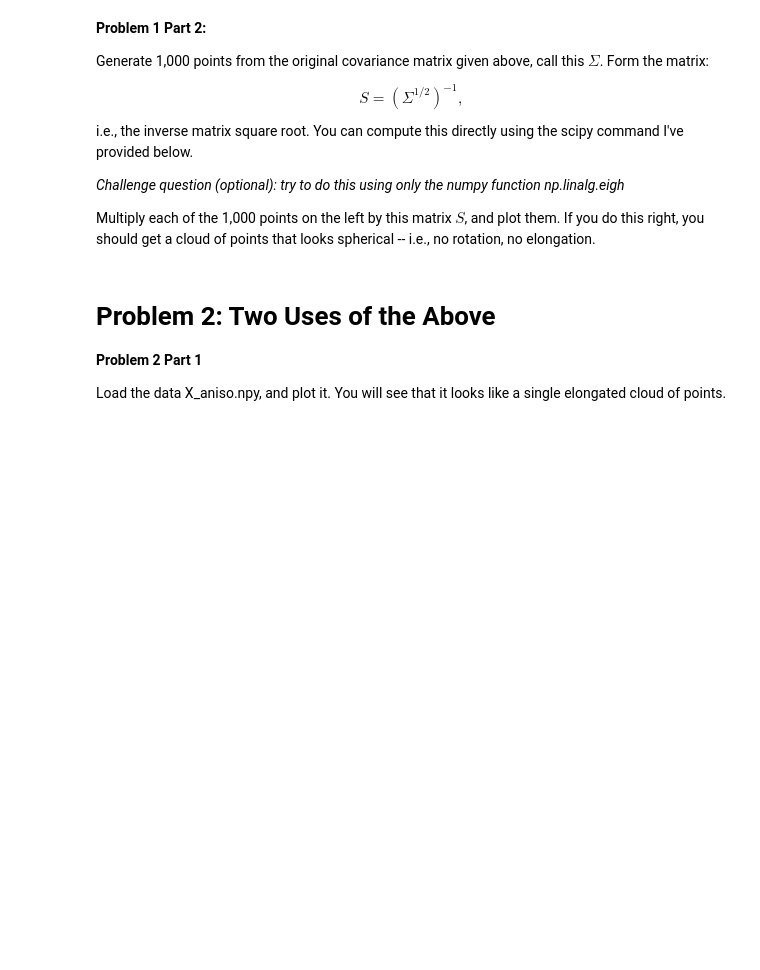
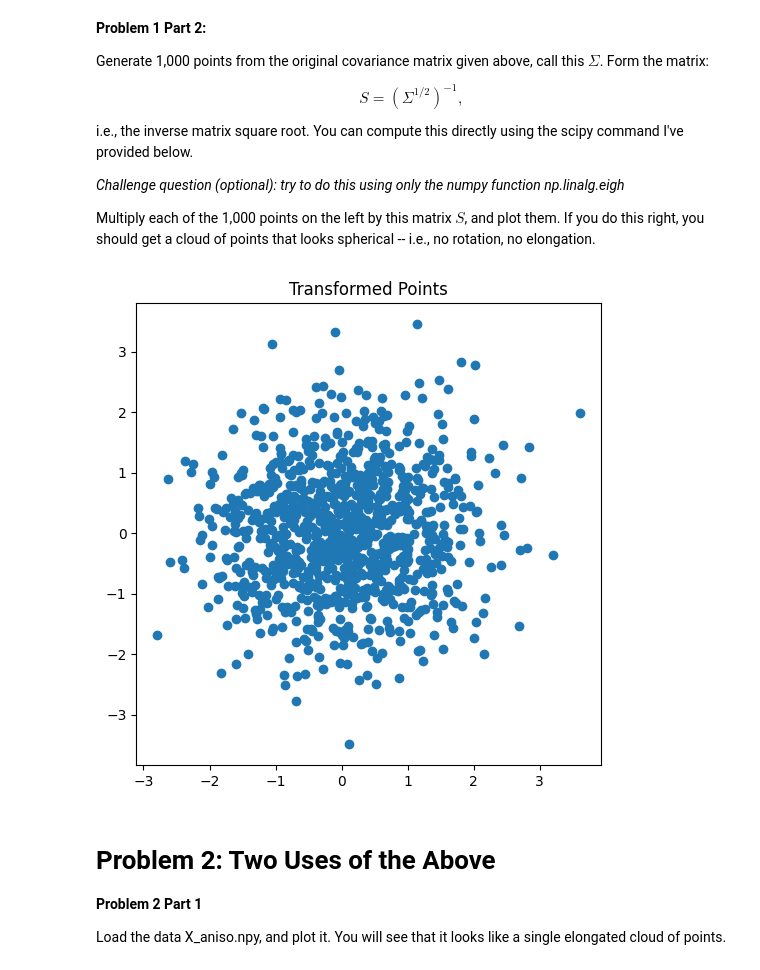
Before and after one commit to dgk453/DataScienceLab2, a Jupyter notebook: Data_Science_Lab_2.ipynb, the cells around one changed output. Drawn from its saved outputs; the diff is of its cells as text; code cells hidden in the pictures; blank space fills up the shorter version.

```diff
--- a/Data_Science_Lab_2.ipynb
+++ b/Data_Science_Lab_2.ipynb
@@ -115,3 +113,28 @@ S = sp.linalg.inv(sp.linalg.sqrtm(cov))
+# %%
+# Generate 1000 points from the original covariance matrix.
+samples = 1000
+mu = [0, 0]  # Mean at the origin (0, 0)
+cov = [[1, 0.9], [0.9, 1]]  # Covariance matrix
+
+#(1000,2)
+X = rng.multivariate_normal(mu, cov, samples)
+
+# Now multiply each point on the left by the matrix
+# that is the inverse matrix-square-root
+#(2,2)
+S = sp.linalg.inv(sp.linalg.sqrtm(cov))
+
+# Multiply two matrices but dimensions need to be transposed to multiply matrices
+# (2,2) x (1000, 2).T => (2, 2) x (2,1000) => (2,1000).T => (1000, 2)
+X = np.dot(S, X.T).T
+
+# Plot transformed points
+plt.figure(figsize=(6, 6))
+plt.scatter(X[:, 0], X[:, 1])
+plt.title("Transformed Points")
+plt.show()
+# %% [output]
+[figure, added]
 # %% [markdown]
 # Problem 2: Two Uses of the Above
 
```
Also changed, not shown: parts of 4 cells of this notebook, 4 other files.
